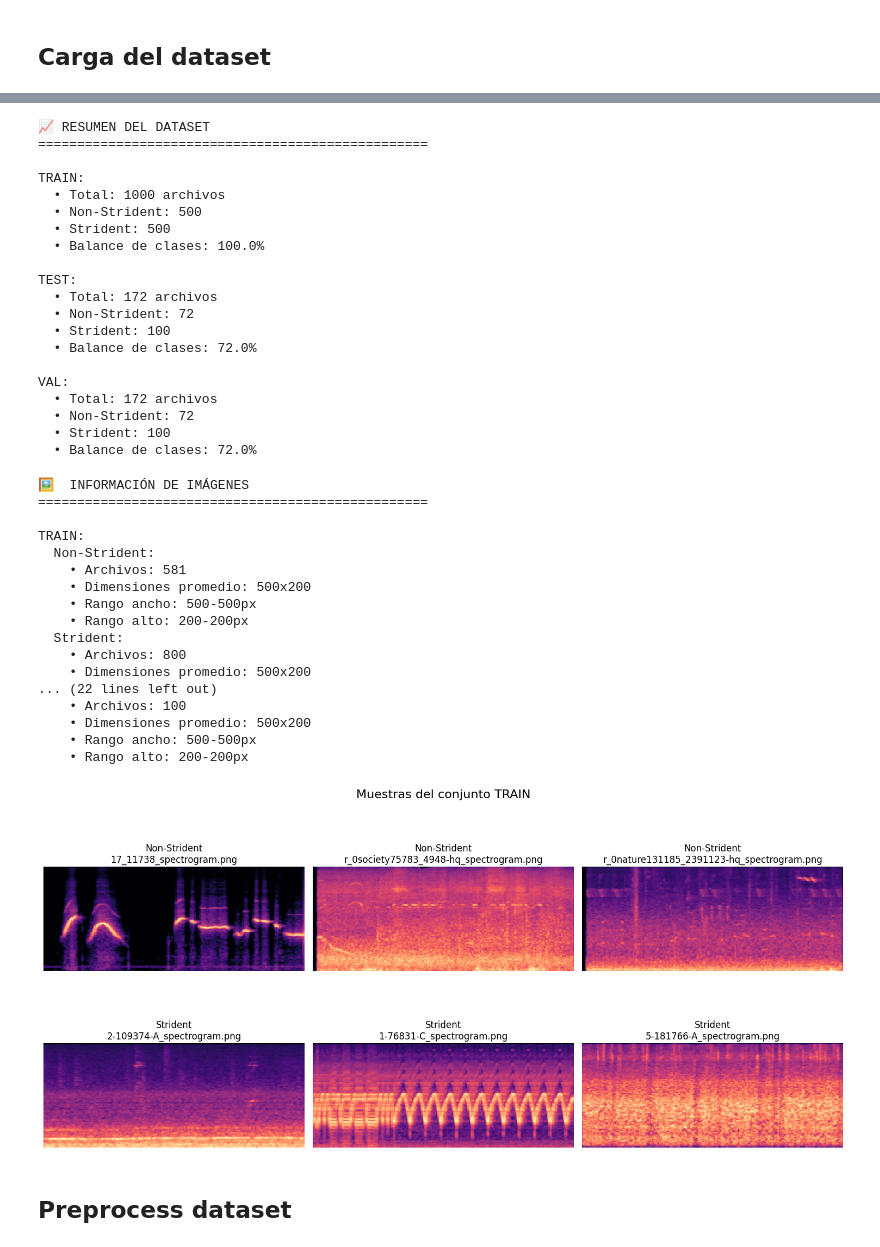
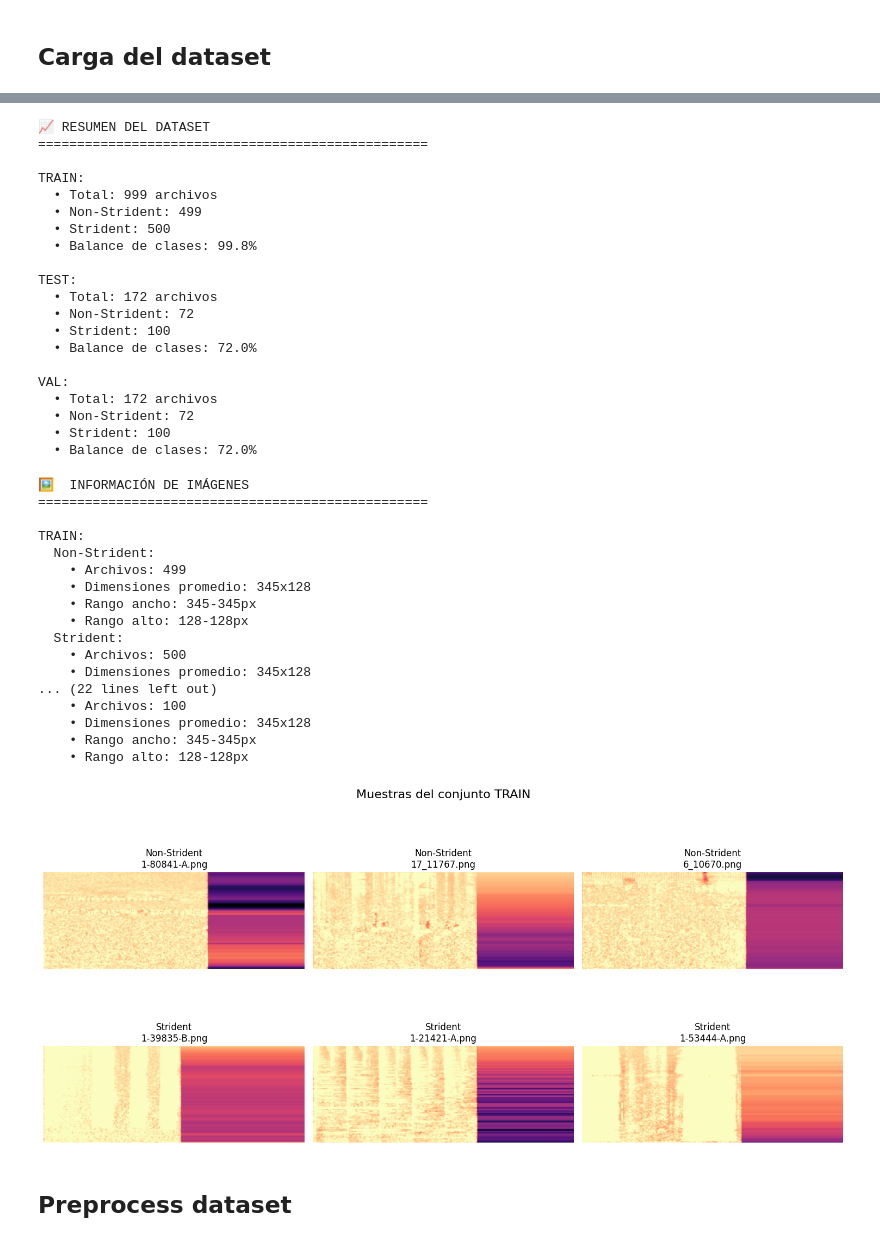
Before and after one commit to 24danielcr/inteligencia-artificial, a Jupyter notebook: Proyecto-Investigacion/Modelos/ModeloConAudiosProcesadosNumpy.ipynb, the cells around one changed output, grey strips where cells are left out. Drawn from its saved outputs; the diff is of its cells as text; code cells hidden in the pictures.

```diff
--- a/Proyecto-Investigacion/Modelos/ModeloConAudiosProcesadosNumpy.ipynb
+++ b/Proyecto-Investigacion/Modelos/ModeloConAudiosProcesadosNumpy.ipynb
@@ -161,7 +161,7 @@ def load_dataset_structure(base_path):
             path = os.path.join(base_path, split, class_name)
             if os.path.exists(path):
                 # Buscar específicamente archivos .png
-                png_files = glob.glob(os.path.join(path, '*.npy'))
+                png_files = glob.glob(os.path.join(path, '*.png'))
                 dataset[split][class_name] = png_files
                 total_files += len(png_files)
                 print(f"🖼️  {split}/{class_name}: {len(png_files)} imágenes PNG")
@@ -277,10 +277,10 @@ get_dataset_summary(dataset)
 ==================================================
 
 TRAIN:
-  • Total: 1000 archivos
-  • Non-Strident: 500
+  • Total: 999 archivos
+  • Non-Strident: 499
   • Strident: 500
-  • Balance de clases: 100.0%
+  • Balance de clases: 99.8%
 
 TEST:
   • Total: 172 archivos
@@ -295,30 +295,30 @@ VAL:
   • Balance de clases: 72.0%
 # %%
 # Ver información de las imágenes
-# get_image_info(dataset)
+get_image_info(dataset)
 # %% [output]
 🖼️  INFORMACIÓN DE IMÁGENES
 ==================================================
 
 TRAIN:
   Non-Strident:
-    • Archivos: 581
-    • Dimensiones promedio: 500x200
-    • Rango ancho: 500-500px
-    • Rango alto: 200-200px
+    • Archivos: 499
+    • Dimensiones promedio: 345x128
+    • Rango ancho: 345-345px
+    • Rango alto: 128-128px
   Strident:
-    • Archivos: 800
-    • Dimensiones promedio: 500x200
+    • Archivos: 500
+    • Dimensiones promedio: 345x128
 ... (22 lines left out)
     • Archivos: 100
-    • Dimensiones promedio: 500x200
-    • Rango ancho: 500-500px
-    • Rango alto: 200-200px
+    • Dimensiones promedio: 345x128
+    • Rango ancho: 345-345px
+    • Rango alto: 128-128px
 # %%
 # Mostrar imágenes de muestra
-# load_and_display_sample_images(dataset, split='train', samples_per_class=3)
+load_and_display_sample_images(dataset, split='train', samples_per_class=3)
 # %% [output]
-[figure, old version]
+[figure, new version]
 # %% [markdown]
 ## Preprocess dataset
 # %%
```
Also changed, not shown: parts of 13 cells of this notebook.
